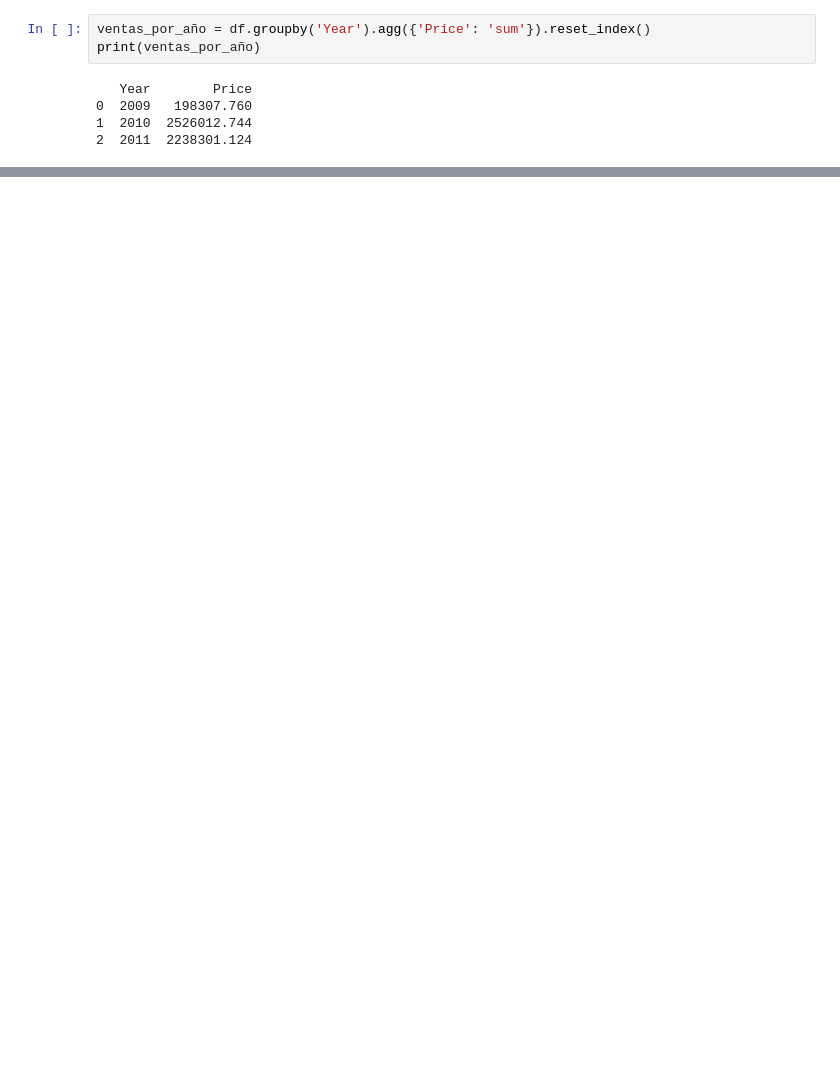
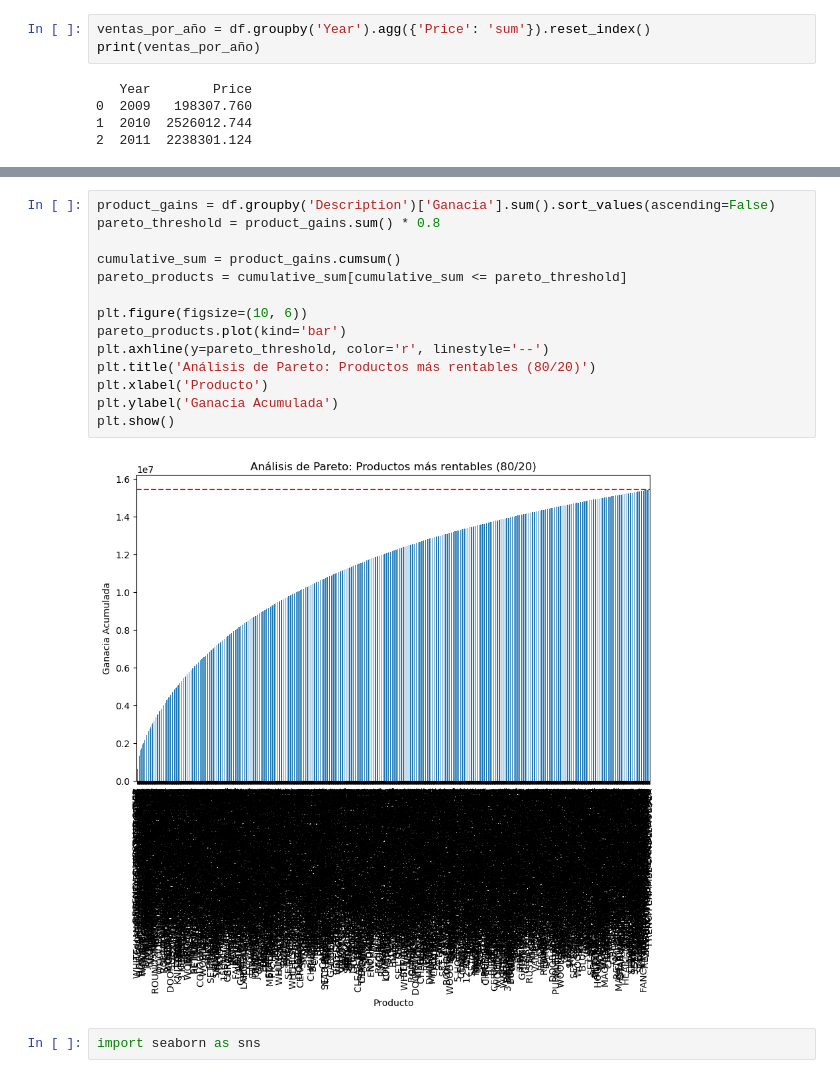
Before and after one commit to No-Country-simulation/s17-17-ft-data-bi, a Jupyter notebook: src/notebooks/eda.ipynb, the cells around one changed output, grey strips where cells are left out. Cells and saved outputs as stored; diff of their text form; blank space fills up the shorter version.

```diff
--- a/src/notebooks/eda.ipynb
+++ b/src/notebooks/eda.ipynb
@@ -419,0 +594,18 @@ print(ventas_por_año)
+# %%
+product_gains = df.groupby('Description')['Ganacia'].sum().sort_values(ascending=False)
+pareto_threshold = product_gains.sum() * 0.8
+
+cumulative_sum = product_gains.cumsum()
+pareto_products = cumulative_sum[cumulative_sum <= pareto_threshold]
+
+plt.figure(figsize=(10, 6))
+pareto_products.plot(kind='bar')
+plt.axhline(y=pareto_threshold, color='r', linestyle='--')
+plt.title('Análisis de Pareto: Productos más rentables (80/20)')
+plt.xlabel('Producto')
+plt.ylabel('Ganacia Acumulada')
+plt.show()
+# %% [output]
+[figure, added]
+# %%
+import seaborn as sns
```
Also changed, not shown: parts of 17 cells of this notebook, 11 other files.
